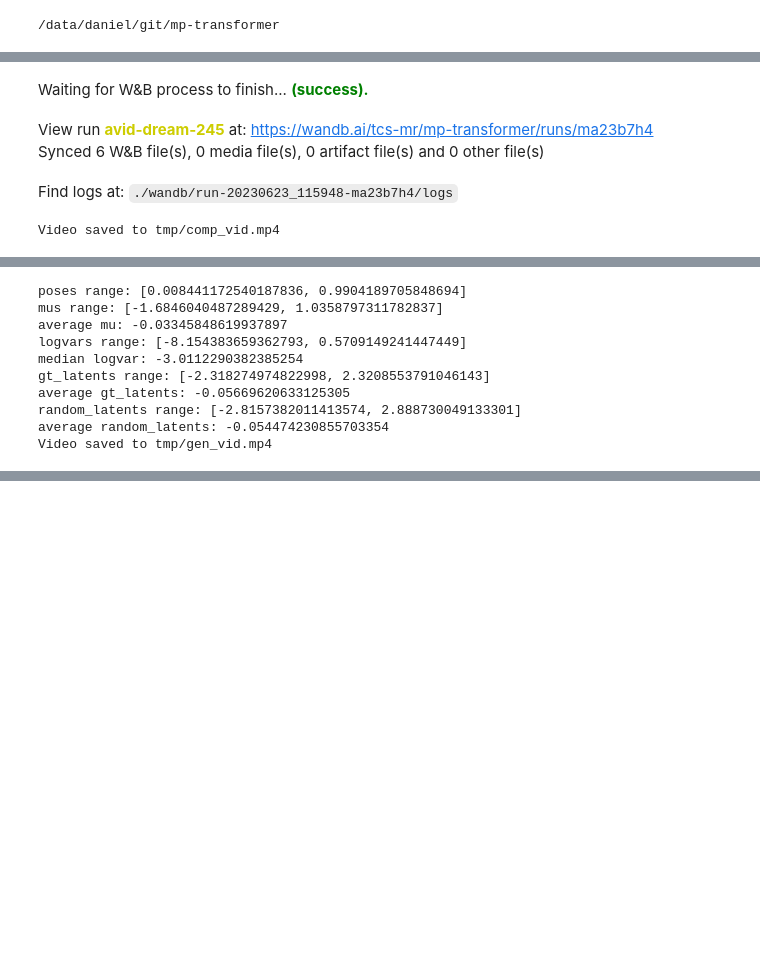
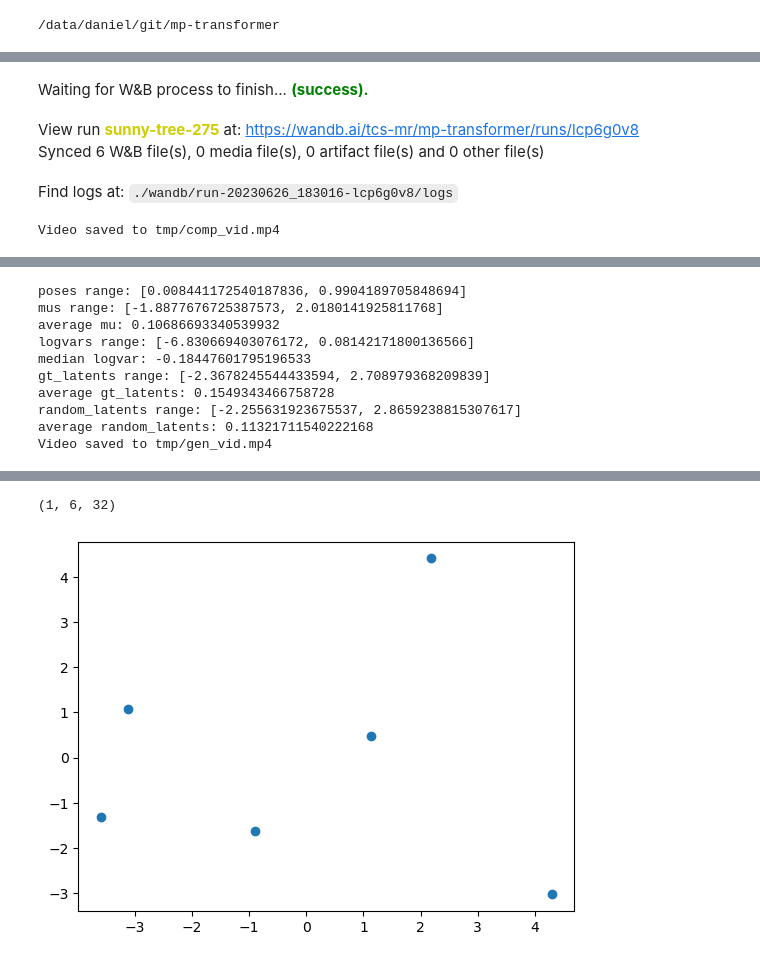
Before and after one commit to rasdani/mp-transformer, a Jupyter notebook: demo/demo.ipynb, the cells around one changed output, grey strips where cells are left out. Saved outputs shown, nothing was run; the diff lists cells and outputs as text; code cells hidden in the pictures; blank space fills up the shorter version.

```diff
--- a/demo/demo.ipynb
+++ b/demo/demo.ipynb
@@ -28,17 +33,18 @@ wandb:   1 of 1 files downloaded.
 # %%
 # print(artifact_dir)
 # %%
-CONFIG["hidden_dim"] = 32
-CONFIG["latent_dim"] = 16
-model, train_dataset, val_dataset = setup(CONFIG)
-artifact_dir = "./artifacts/model:v22"
+CONFIG["hidden_dim"] = 40
+CONFIG["latent_dim"] = 40
+CONFIG["num_primitives"] = 4
+model, _, val_dataset = setup(CONFIG)
+artifact_dir = "./artifacts/model:v50"
 model = model.load_from_checkpoint(Path(artifact_dir, "model.ckpt"), config=CONFIG)
 run.finish()
 # %% [output]
 Waiting for W&B process to finish... (success).
-View run avid-dream-245 at: https://wandb.ai/tcs-mr/mp-transformer/runs/ma23b7h4
+View run sunny-tree-275 at: https://wandb.ai/tcs-mr/mp-transformer/runs/lcp6g0v8
 Synced 6 W&B file(s), 0 media file(s), 0 artifact file(s) and 0 other file(s)
-Find logs at: ./wandb/run-20230623_115948-ma23b7h4/logs
+Find logs at: ./wandb/run-20230626_183016-lcp6g0v8/logs
 # %%
 item = val_dataset[-1]
 # item = val_dataset[64]
@@ -57,17 +63,17 @@ HTML("""
 # %% [output]
 [interactive output not drawn]
 # %%
-save_side_by_side_video(item, model, from_idx=0, path="tmp/gen_vid.mp4")
+save_side_by_side_video(item, model, from_idx=2, to_idx=4, path="tmp/gen_vid.mp4")
 # %% [output]
 poses range: [0.008441172540187836, 0.9904189705848694]
-mus range: [-1.6846040487289429, 1.0358797311782837]
-average mu: -0.03345848619937897
-logvars range: [-8.154383659362793, 0.5709149241447449]
-median logvar: -3.0112290382385254
-gt_latents range: [-2.318274974822998, 2.3208553791046143]
-average gt_latents: -0.05669620633125305
-random_latents range: [-2.8157382011413574, 2.888730049133301]
-average random_latents: -0.054474230855703354
+mus range: [-1.8877676725387573, 2.0180141925811768]
+average mu: 0.10686693340539932
+logvars range: [-6.830669403076172, 0.08142171800136566]
+median logvar: -0.18447601795196533
+gt_latents range: [-2.3678245544433594, 2.708979368209839]
+average gt_latents: 0.1549343466758728
+random_latents range: [-2.255631923675537, 2.8659238815307617]
+average random_latents: 0.11321711540222168
 Video saved to tmp/gen_vid.mp4
 # %%
 
@@ -79,3 +85,29 @@ HTML("""
 """)
 # %% [output]
 [interactive output not drawn]
+# %%
+poses , timestamps = item["poses"], item["timestamps"]
+out = model.encoder(poses=poses.unsqueeze(0), timestamps=timestamps.unsqueeze(0))
+latents = out["latent_primitives"].detach().numpy()
+latents.shape
+# %% [output]
+(1, 6, 32)
+# %%
+from sklearn.decomposition import PCA
+import matplotlib.pyplot as plt
+
+def visualize_latent_space(latent_primitives):
+    # Reshape the latent primitives to be 2D
+    latent_primitives = latent_primitives.reshape(-1, latent_primitives.shape[-1])
+
+    # Perform PCA on the latent primitives
+    pca = PCA(n_components=2)
+    reduced_latents = pca.fit_transform(latent_primitives)
+
+    # Plot the reduced latent primitives
+    plt.scatter(reduced_latents[:, 0], reduced_latents[:, 1], cmap='viridis')
+    plt.show()
+# %%
+visualize_latent_space(latents)
+# %% [output]
+[figure, added]
```
Also changed, not shown: parts of 8 cells of this notebook, 6 other files.
